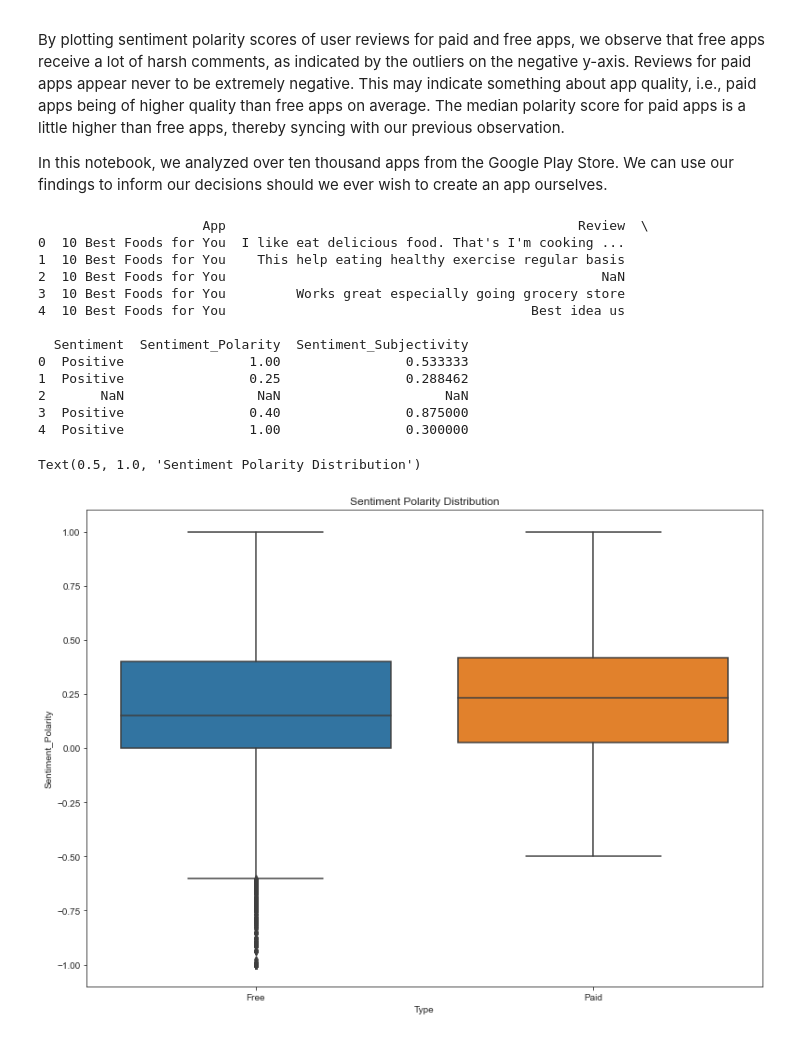
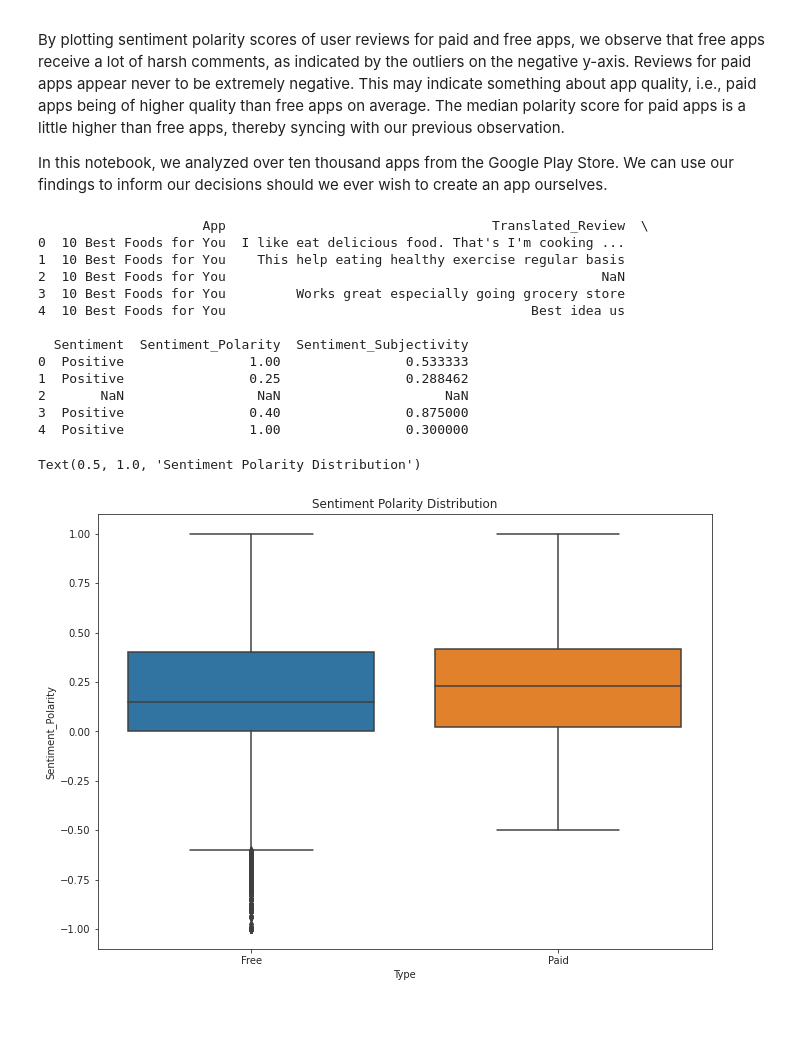
Before and after one commit to unicly/Portfolio, a Jupyter notebook: Google Play Store/notebook.ipynb, the cells around one changed output. Saved outputs shown, nothing was run; the diff lists cells and outputs as text; code cells hidden in the pictures.

Commit message:
Update data sources

```diff
--- a/Google Play Store/notebook.ipynb
+++ b/Google Play Store/notebook.ipynb
@@ -10,7 +12,7 @@
 # %%
 # Read in dataset
 import pandas as pd
-apps_with_duplicates = pd.read_csv('datasets/apps.csv')
+apps_with_duplicates = pd.read_csv('data/apps.csv')
 
 # Drop duplicates from apps_with_duplicates
 apps = apps_with_duplicates.drop_duplicates()
@@ -305,35 +306,35 @@ plotly.offline.iplot({'data': data, 'layout': layout})
 <p>In this notebook, we analyzed over ten thousand apps from the Google Play Store. We can use our findings to inform our decisions should we ever wish to create an app ourselves.</p>
 # %%
 # Load user_reviews.csv
-reviews_df = pd.read_csv('datasets/user_reviews.csv')
+reviews_df = pd.read_csv('data/user_reviews.csv')
 print(reviews_df.head())
 
 # Join the two dataframes
 merged_df = reviews_df.merge(apps, how = 'inner', on="App")
 
 # Drop NA values from Sentiment and Review columns
-merged_df = merged_df.dropna(subset = ['Sentiment', 'Review'])
+merged_df = merged_df.dropna(subset = ['Sentiment', 'Translated_Review'])
 
 sns.set_style('ticks')
 fig, ax = plt.subplots()
 fig.set_size_inches(11, 8)
 
 # User review sentiment polarity for paid vs. free apps
 ax = sns.boxplot(x = 'Type', y = 'Sentiment_Polarity', data = merged_df)
 ax.set_title('Sentiment Polarity Distribution')
 # %% [output]
-                     App                                             Review  \
+                     App                                  Translated_Review  \
 0  10 Best Foods for You  I like eat delicious food. That's I'm cooking ...
 1  10 Best Foods for You    This help eating healthy exercise regular basis
 2  10 Best Foods for You                                                NaN
 3  10 Best Foods for You         Works great especially going grocery store
 4  10 Best Foods for You                                       Best idea us
 
   Sentiment  Sentiment_Polarity  Sentiment_Subjectivity
 0  Positive                1.00                0.533333
 1  Positive                0.25                0.288462
 2       NaN                 NaN                     NaN
 3  Positive                0.40                0.875000
 4  Positive                1.00                0.300000
 Text(0.5, 1.0, 'Sentiment Polarity Distribution')
-[figure, old version]
+[figure, new version]
```
Also changed, not shown: parts of 7 cells of this notebook.
